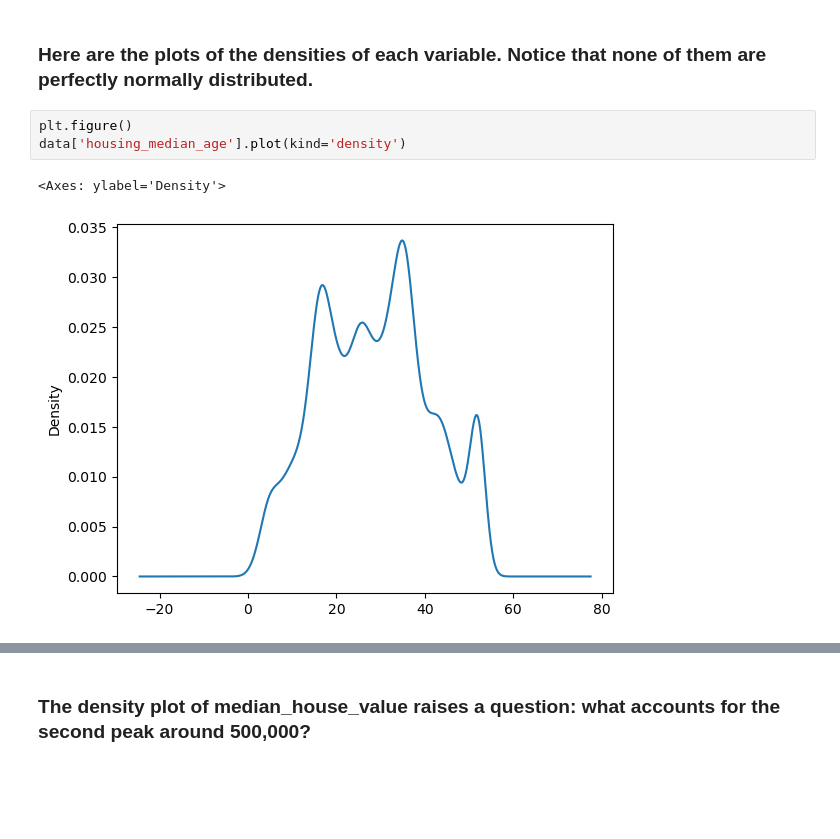
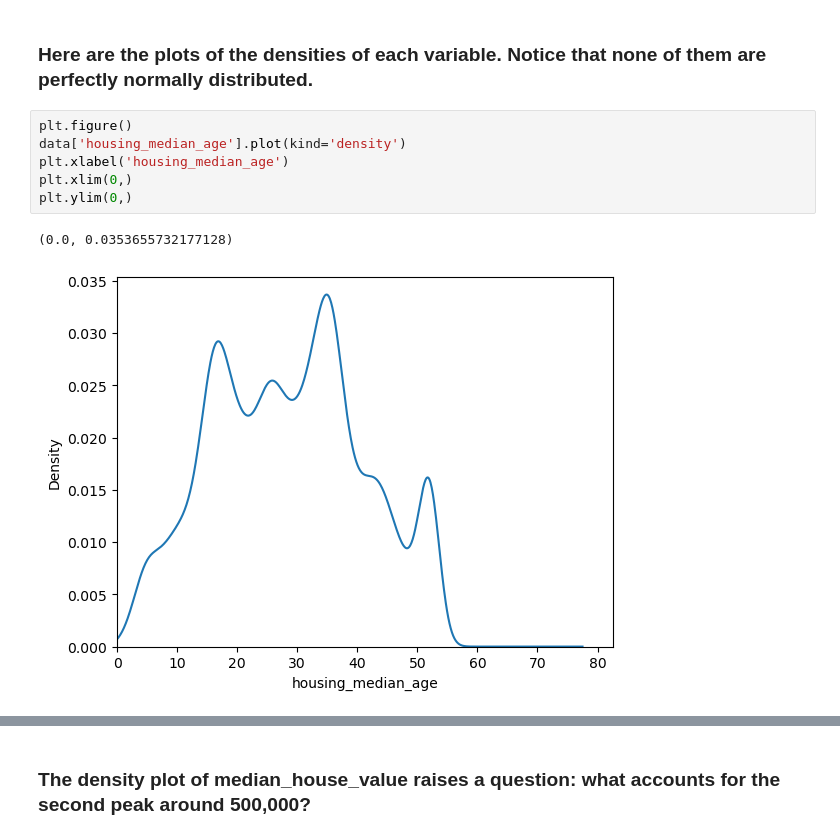
Before and after one commit to VarunAnanth2003/example-kaggle-analysis, a Jupyter notebook: notebooks/exploratory.ipynb, the cells around one changed output, grey strips where cells are left out. Saved outputs shown, nothing was run; the diff lists cells and outputs as text; blank space fills up the shorter version.

```diff
--- a/notebooks/exploratory.ipynb
+++ b/notebooks/exploratory.ipynb
@@ -47,9 +47,12 @@ data.describe()
 # %%
 plt.figure()
 data['housing_median_age'].plot(kind='density')
+plt.xlabel('housing_median_age')
+plt.xlim(0,)
+plt.ylim(0,)
 # %% [output]
-<Axes: ylabel='Density'>
+(0.0, 0.0353655732177128)
-[figure, old version]
+[figure, new version]
 # %%
 plt.figure()
 data['households'].plot(kind='density')
```
Also changed, not shown: parts of 22 cells of this notebook.
